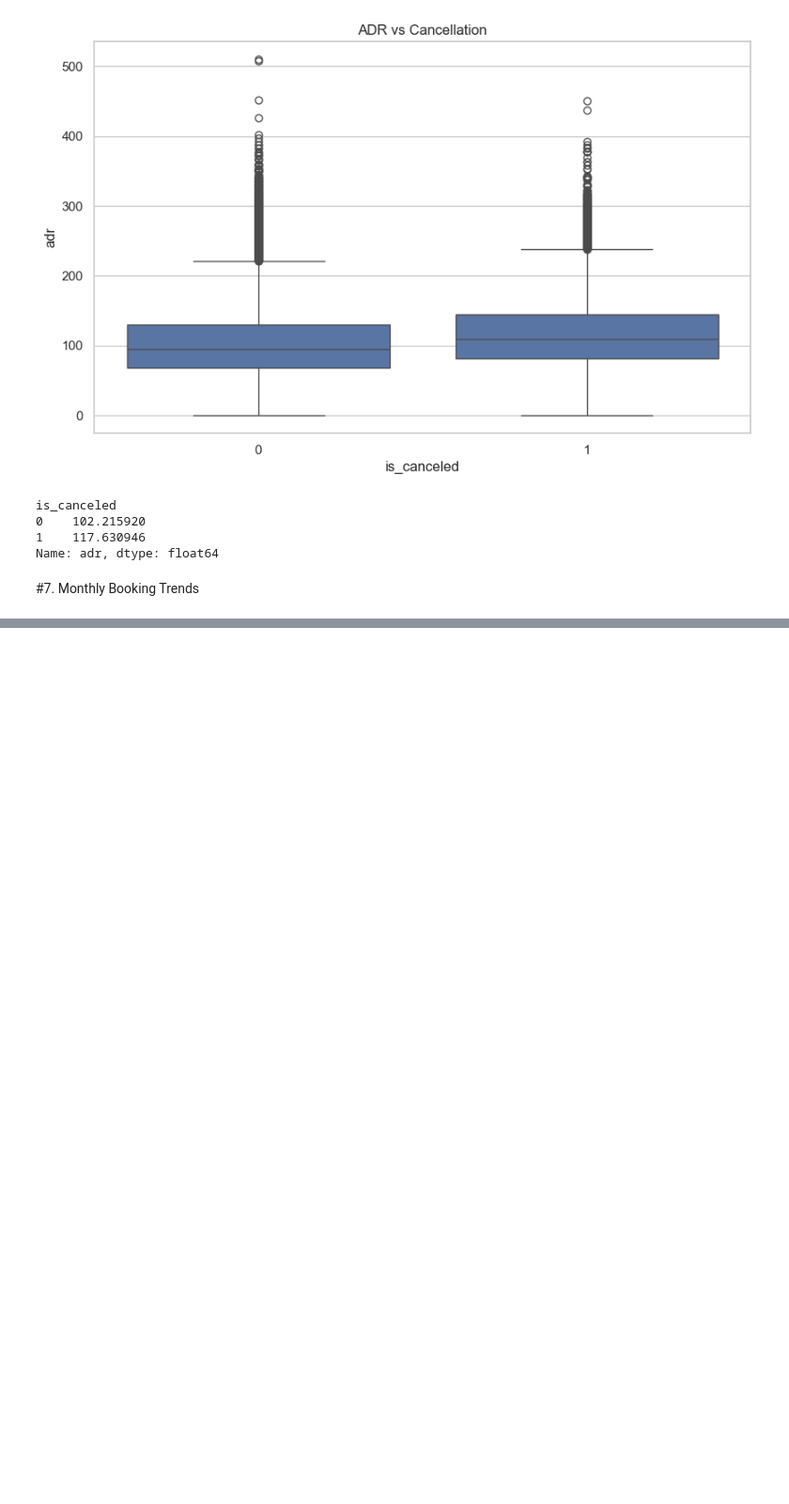
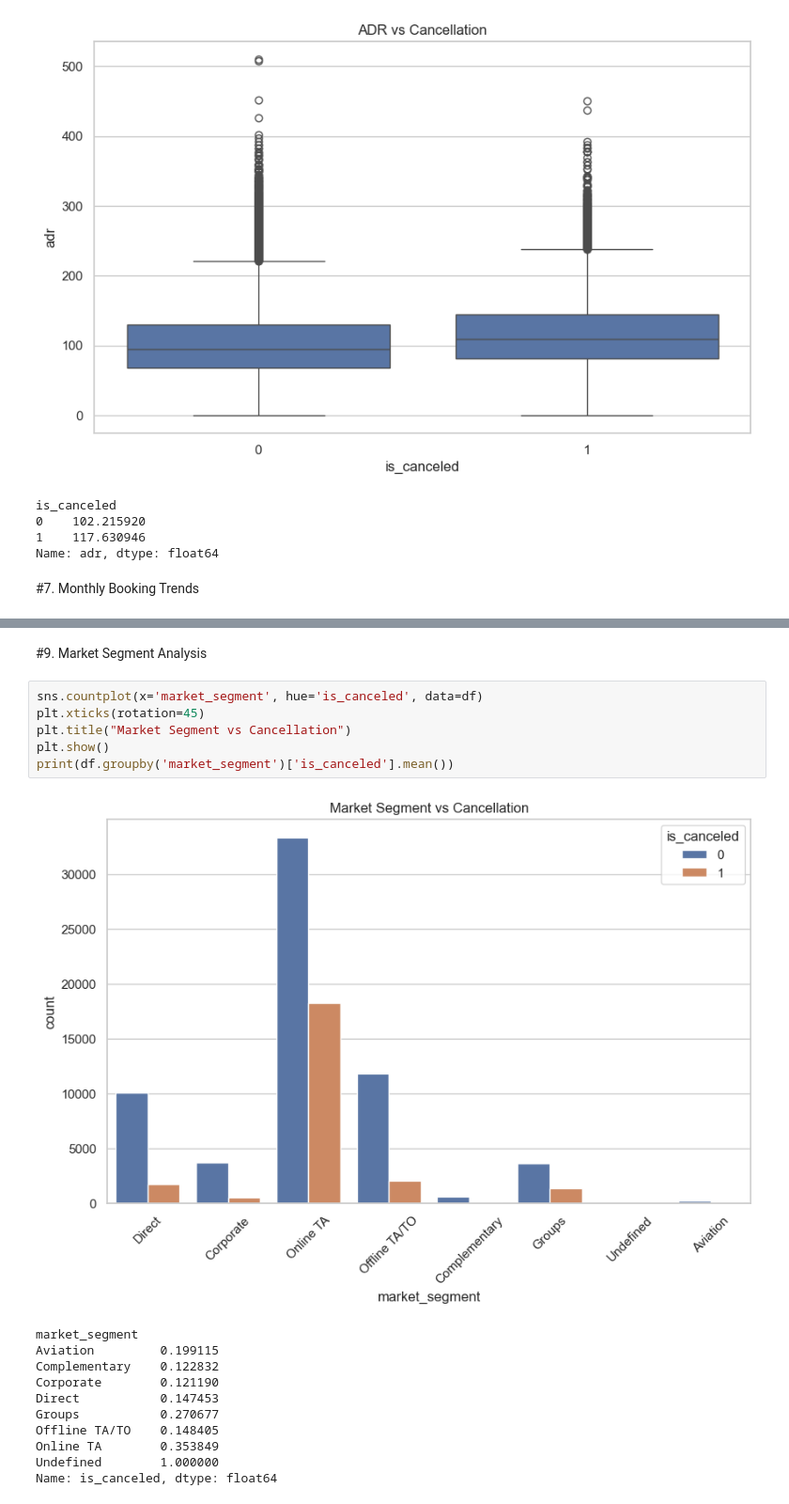
Before and after one commit to Jerolin911/Travel-Tourism-Hospitality-Customer-Retention-Analysis-Dynamic-Pricing, a Jupyter notebook: Project2_EDA.ipynb, the cells around one changed output, grey strips where cells are left out. Shown at 94% size. Saved outputs shown, nothing was run; the diff lists cells and outputs as text; blank space fills up the shorter version.

Commit message:
Add files via upload
Added seasonality analysis and customer segmentation insights

```diff
--- a/Project2_EDA.ipynb
+++ b/Project2_EDA.ipynb
@@ -125,0 +137,20 @@ plt.show()
+# %% [markdown]
+#9. Market Segment Analysis
+# %%
+sns.countplot(x='market_segment', hue='is_canceled', data=df)
+plt.xticks(rotation=45)
+plt.title("Market Segment vs Cancellation")
+plt.show()
+print(df.groupby('market_segment')['is_canceled'].mean())
+# %% [output]
+[figure, added]
+market_segment
+Aviation         0.199115
+Complementary    0.122832
+Corporate        0.121190
+Direct           0.147453
+Groups           0.270677
+Offline TA/TO    0.148405
+Online TA        0.353849
+Undefined        1.000000
+Name: is_canceled, dtype: float64
```
Also changed, not shown: parts of 9 cells of this notebook.
